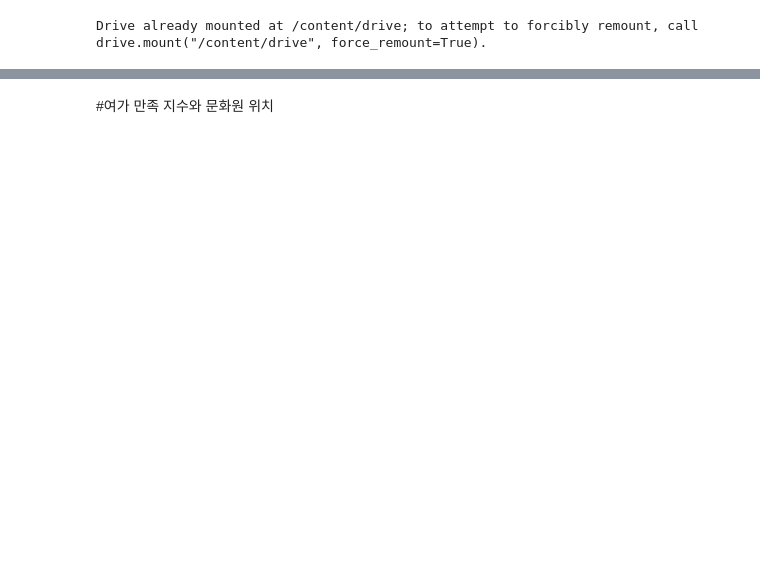
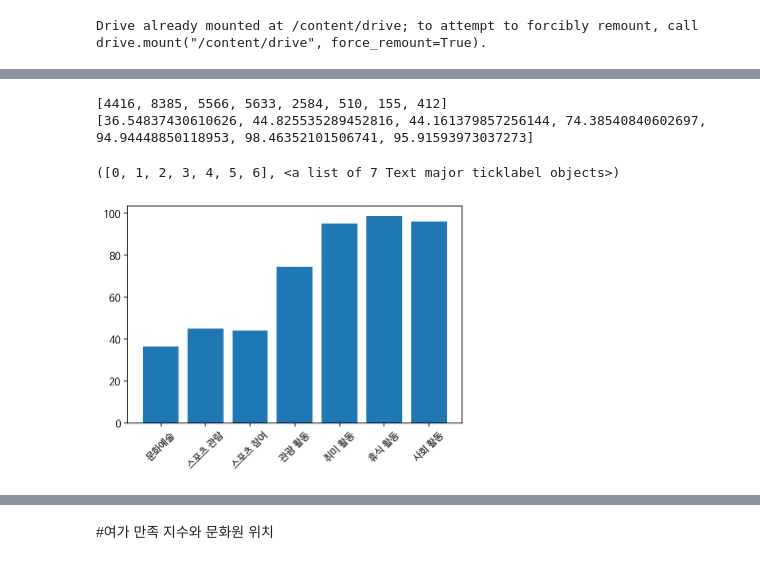
Before and after one commit to ansehoon1999/MG-DataAnaylsis, a Jupyter notebook: 세훈/DataAnalysis_final.ipynb, the cells around one changed output, grey strips where cells are left out. Drawn from its saved outputs; the diff is of its cells as text; code cells hidden in the pictures; blank space fills up the shorter version.

```diff
--- a/세훈/DataAnalysis_final.ipynb
+++ b/세훈/DataAnalysis_final.ipynb
@@ -9,0 +26,2 @@ Drive already mounted at /content/drive; to attempt to forcibly remount, call dr
+# %%
+filename_2020 = '/content/drive/MyDrive/2020_leisure.csv'
@@ -9,0 +33,7 @@ Drive already mounted at /content/drive; to attempt to forcibly remount, call dr
+# %%
+data_2020 = pd.read_csv(filename_2020)
+df_2020 = pd.DataFrame(data_2020)
+df_weekend =  df_2020[['q12_1_A','q12_1_B','q12_1_C','q12_1_D','q12_1_E','q12_1_F','q12_1_G','q12_1_H']]
+df_weekend_hope =  df_2020[['q12_3_A','q12_3_B','q12_3_C','q12_3_D','q12_3_E','q12_3_F','q12_3_G','q12_3_H']]
+print(df_weekend)
+print(df_weekend_hope)
@@ -9,0 +58,33 @@ Drive already mounted at /content/drive; to attempt to forcibly remount, call dr
+# %%
+title = ['문화예술', '스포츠 관람', '스포츠 참여', '관광 활동', '취미 활동', '휴식 활동', '사회 활동']
+# %%
+import matplotlib.pyplot as plt
+
+
+count = []
+count_tmp  = [0] * 8
+for i in range(len(df_weekend)) :
+  for j in range(8) :
+    if df_weekend.iloc[i, j] == 98 :
+      count_tmp[j] = count_tmp[j] + 1
+
+print(count_tmp)
+
+for i in range(1,8) :
+  if i == 1 :
+    count.append(int(len(df_weekend) - ((count_tmp[i] + count_tmp[i-1])/2)))
+  else :
+    count.append(len(df_weekend)- count_tmp[i])
+
+for i in range(len(count)) :
+  count[i] = (count[i] / len(df_weekend)) * 100
+
+print(count)
+
+plt.bar(title, count)
+plt.xticks(rotation=45)
+# %% [output]
+[4416, 8385, 5566, 5633, 2584, 510, 155, 412]
+[36.54837430610626, 44.825535289452816, 44.161379857256144, 74.38540840602697, 94.94448850118953, 98.46352101506741, 95.91593973037273]
+([0, 1, 2, 3, 4, 5, 6], <a list of 7 Text major ticklabel objects>)
+[figure, added]
```
Also changed, not shown: parts of 22 cells of this notebook.
